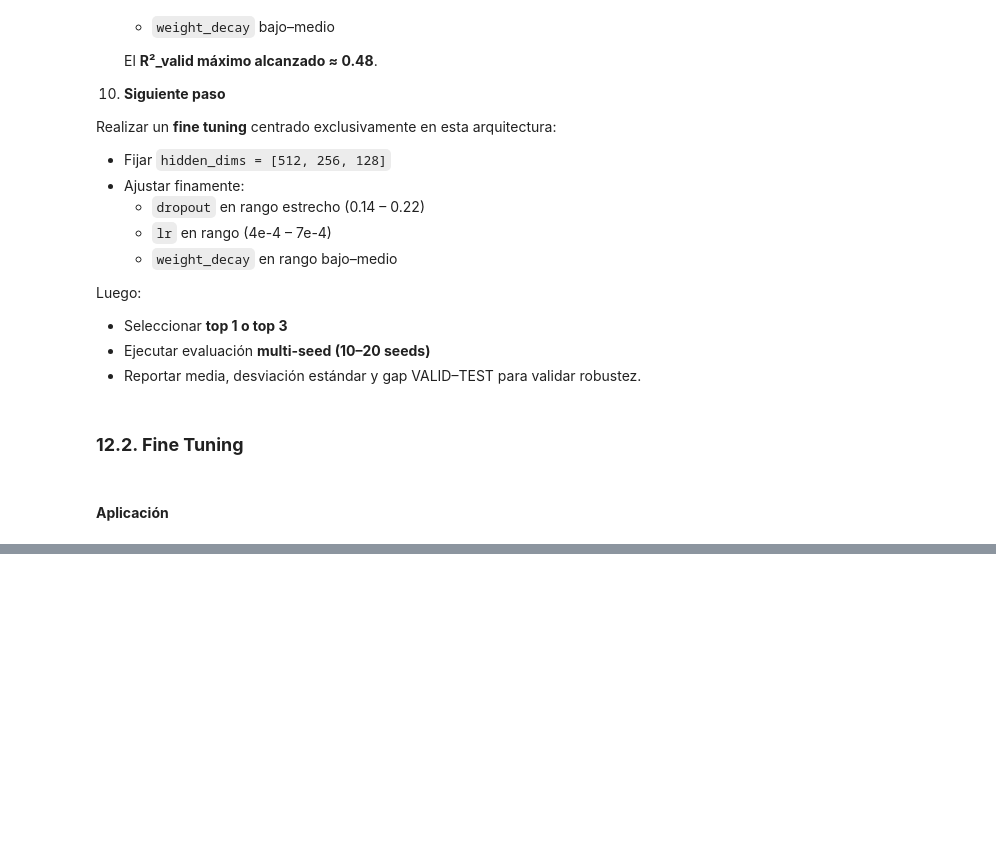
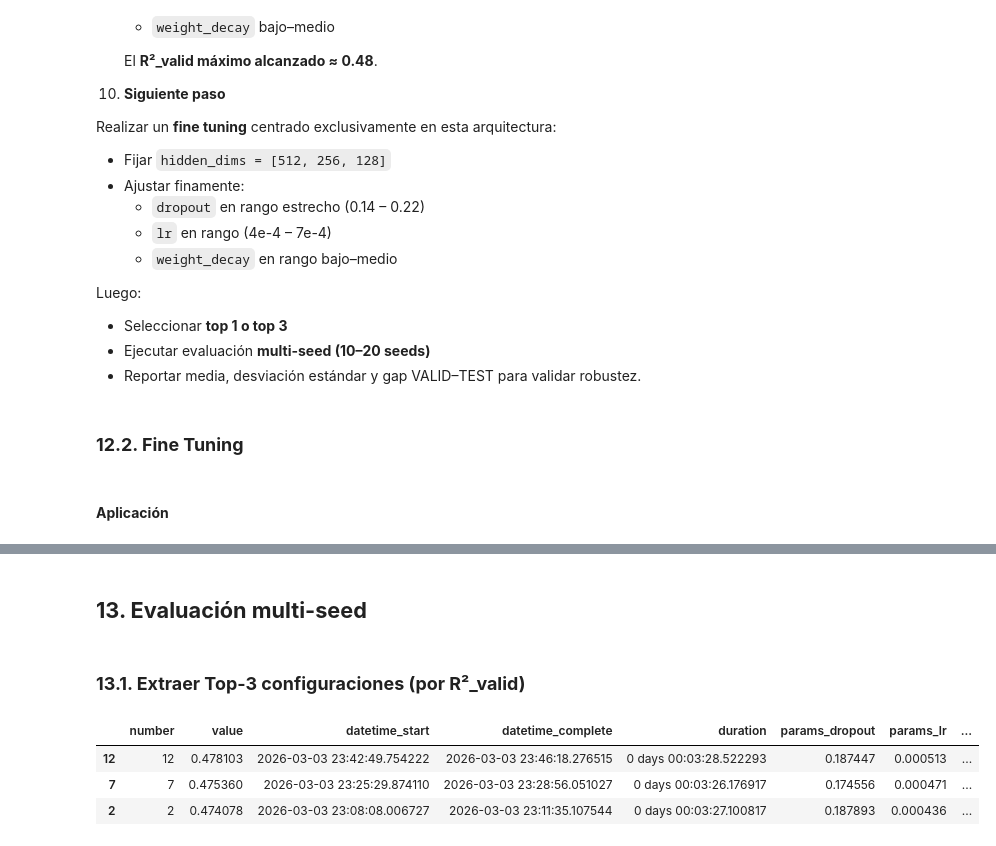
Before and after one commit to GUNAPILLCO/neural_profit, a Jupyter notebook: stage_07_model_analysis/seq2one/stage_07_02b_mlp_seq2one_tuning.ipynb, the cells around one changed output, grey strips where cells are left out. Drawn from its saved outputs; the diff is of its cells as text; code cells hidden in the pictures; blank space fills up the shorter version.

Commit message:
Corriendo multiseed

```diff
--- a/stage_07_model_analysis/seq2one/stage_07_02b_mlp_seq2one_tuning.ipynb
+++ b/stage_07_model_analysis/seq2one/stage_07_02b_mlp_seq2one_tuning.ipynb
@@ -2114,0 +2209,11 @@ best params (FINE): {'dropout': 0.1874469384923283, 'lr': 0.0005134159265022657,
+# %% [markdown]
+## **13. Evaluación multi-seed**
+# %% [markdown]
+### **13.1. Extraer Top-3 configuraciones (por R²_valid)**
+# %%
+df_trials.sort_values("value", ascending=False).head(3)
+# %% [output]
+|  | number | value | datetime_start | datetime_complete | duration | params_dropout | params_lr | ... |
+| 12 | 12 | 0.478103 | 2026-03-03 23:42:49.754222 | 2026-03-03 23:46:18.276515 | 0 days 00:03:28.522293 | 0.187447 | 0.000513 | ... |
+| 7 | 7 | 0.475360 | 2026-03-03 23:25:29.874110 | 2026-03-03 23:28:56.051027 | 0 days 00:03:26.176917 | 0.174556 | 0.000471 | ... |
+| 2 | 2 | 0.474078 | 2026-03-03 23:08:08.006727 | 2026-03-03 23:11:35.107544 | 0 days 00:03:27.100817 | 0.187893 | 0.000436 | ... |
```
Also changed, not shown: parts of 17 cells of this notebook.
